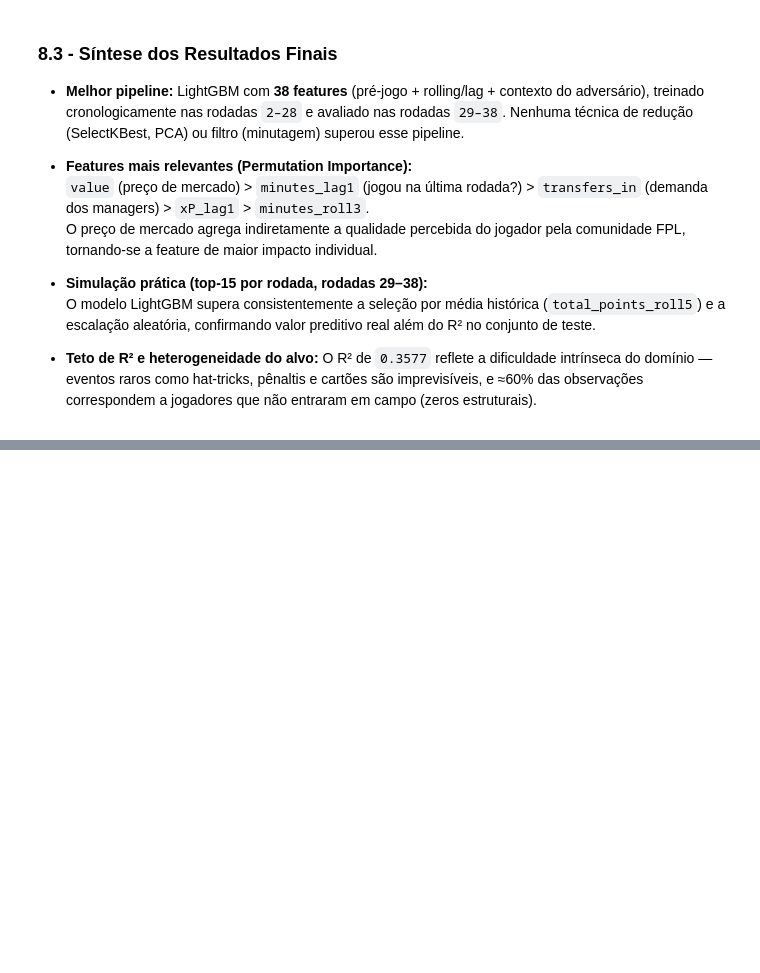
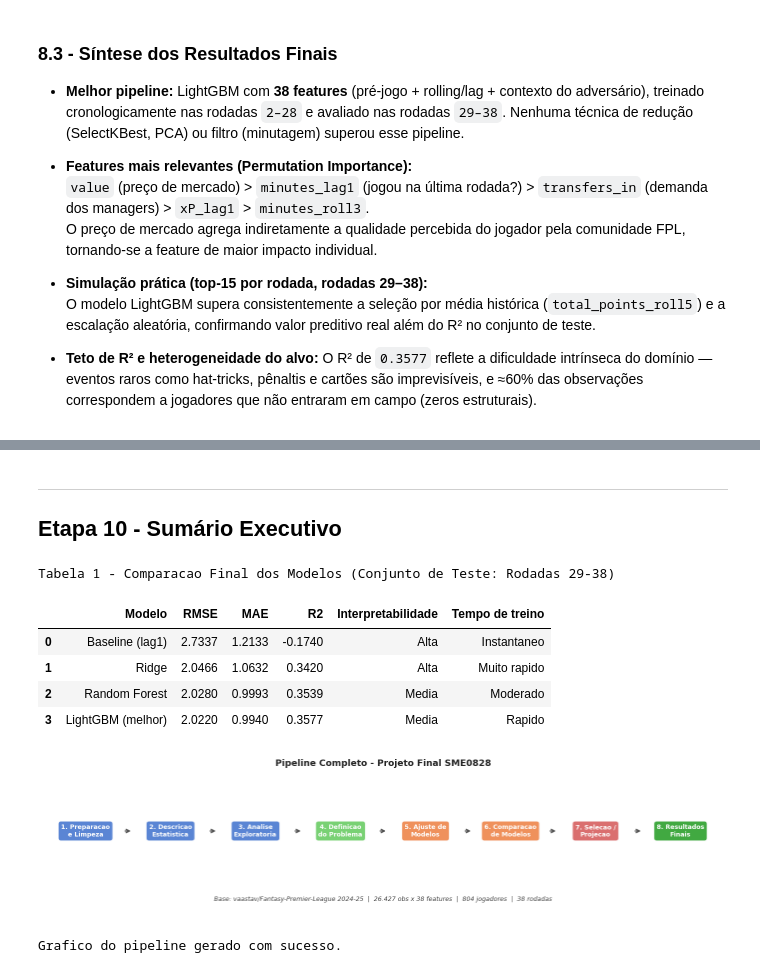
Before and after one commit to danieljmanzano/trab-icd, a Jupyter notebook: projeto_fpl.ipynb, the cells around one changed output, grey strips where cells are left out. Drawn from its saved outputs; the diff is of its cells as text; code cells hidden in the pictures; blank space fills up the shorter version.

Commit message:
add: etapas 9 e 10

```diff
--- a/projeto_fpl.ipynb
+++ b/projeto_fpl.ipynb
@@ -1941,0 +1988,76 @@ plt.show()
+# %% [markdown]
+---
+
+## Etapa 10 - Sumário Executivo
+# %%
+import pandas as pd
+import numpy as np
+import matplotlib.pyplot as plt
+import seaborn as sns
+import warnings
+warnings.filterwarnings('ignore')
+
+sns.set_theme(style='whitegrid', context='notebook')
+
+# Tabela resumo de todos os modelos
+summary_data = {
+    'Modelo': ['Baseline (lag1)', 'Ridge', 'Random Forest', 'LightGBM (melhor)'],
+    'RMSE':   [2.7337, 2.0466, 2.0280, 2.0220],
+    'MAE':    [1.2133, 1.0632, 0.9993, 0.9940],
+    'R2':     [-0.1740, 0.3420, 0.3539, 0.3577],
+    'Interpretabilidade': ['Alta', 'Alta', 'Media', 'Media'],
+    'Tempo de treino': ['Instantaneo', 'Muito rapido', 'Moderado', 'Rapido'],
+}
+df_summary = pd.DataFrame(summary_data)
+df_summary_styled = (
+    df_summary.style
+    .highlight_min(subset=['RMSE', 'MAE'], color='#c8e6c9')
+    .highlight_max(subset=['R2'], color='#c8e6c9')
+    .set_caption('Tabela 1 - Comparacao Final dos Modelos (Conjunto de Teste: Rodadas 29-38)')
+    .format({'RMSE': '{:.4f}', 'MAE': '{:.4f}', 'R2': '{:.4f}'})
+)
+display(df_summary_styled)
+
+# Pipeline visual resumido
+fig, ax = plt.subplots(figsize=(14, 3.5))
+ax.axis('off')
+
+etapas = [
+    '1. Preparacao\ne Limpeza',
+    '2. Descricao\nEstatistica',
+    '3. Analise\nExploratoria',
+    '4. Definicao\ndo Problema',
+    '5. Ajuste de\nModelos',
+    '6. Comparacao\nde Modelos',
+    '7. Selecao /\nProjecao',
+    '8. Resultados\nFinais',
+]
+cores = ['#4878d0', '#4878d0', '#4878d0', '#6acc65', '#ee854a', '#ee854a', '#d65f5f', '#2ca02c']
+
+n = len(etapas)
+for i, (etapa, cor) in enumerate(zip(etapas, cores)):
+    x = (i + 0.5) / n
+    bbox = dict(boxstyle='round,pad=0.5', facecolor=cor, edgecolor='white', linewidth=2, alpha=0.9)
+    ax.text(x, 0.6, etapa, transform=ax.transAxes, ha='center', va='center',
+            fontsize=9, fontweight='bold', color='white', bbox=bbox)
+    if i < n - 1:
+        ax.annotate('', xy=((i + 1.05) / n, 0.6), xytext=((i + 0.95) / n, 0.6),
+                    xycoords='axes fraction', textcoords='axes fraction',
+                    arrowprops=dict(arrowstyle='->', color='#555555', lw=1.8))
+
+ax.text(0.5, 0.12,
+        'Base: vaastav/Fantasy-Premier-League 2024-25  |  26.427 obs x 38 features  |  804 jogadores  |  38 rodadas',
+        transform=ax.transAxes, ha='center', va='center', fontsize=9, color='#444444', style='italic')
+ax.set_title('Pipeline Completo - Projeto Final SME0828', fontsize=13, fontweight='bold', pad=12)
+plt.tight_layout()
+plt.show()
+print('Grafico do pipeline gerado com sucesso.')
+# %% [output]
+Tabela 1 - Comparacao Final dos Modelos (Conjunto de Teste: Rodadas 29-38)
+|  | Modelo | RMSE | MAE | R2 | Interpretabilidade | Tempo de treino |
+| 0 | Baseline (lag1) | 2.7337 | 1.2133 | -0.1740 | Alta | Instantaneo |
+| 1 | Ridge | 2.0466 | 1.0632 | 0.3420 | Alta | Muito rapido |
+| 2 | Random Forest | 2.0280 | 0.9993 | 0.3539 | Media | Moderado |
+| 3 | LightGBM (melhor) | 2.0220 | 0.9940 | 0.3577 | Media | Rapido |
+[figure, added]
+Grafico do pipeline gerado com sucesso.
```
Also changed, not shown: parts of 5 cells of this notebook.
